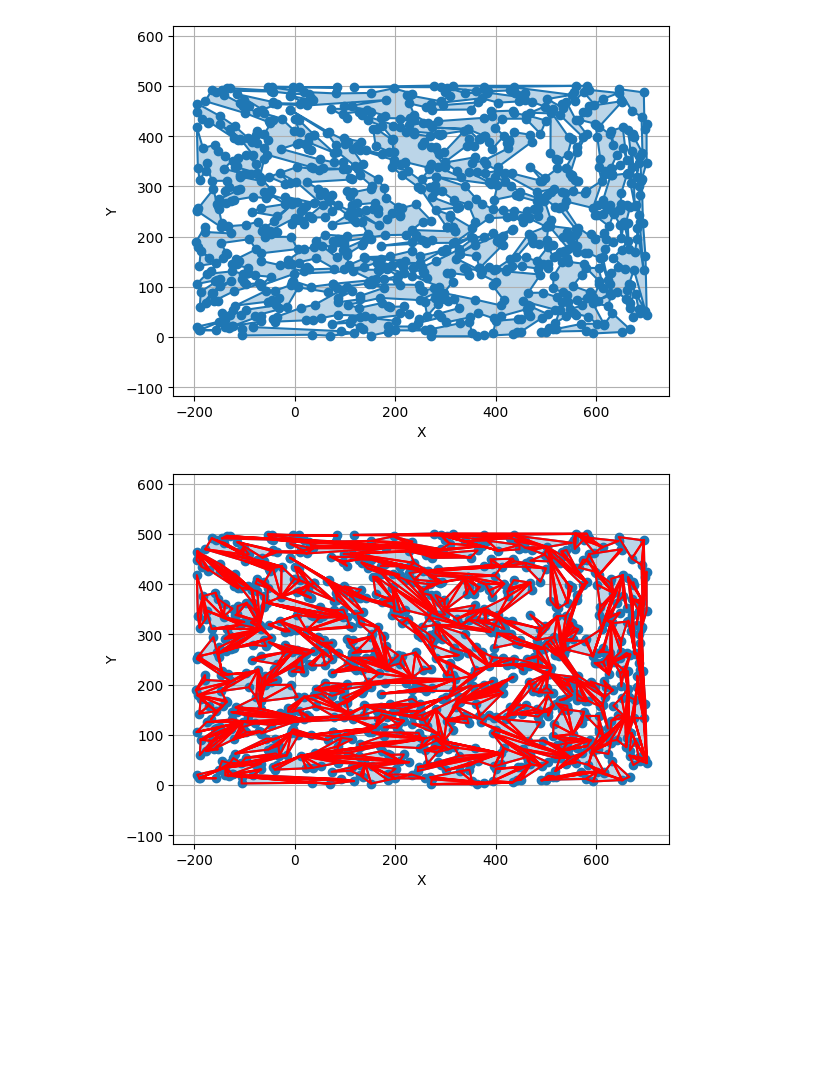
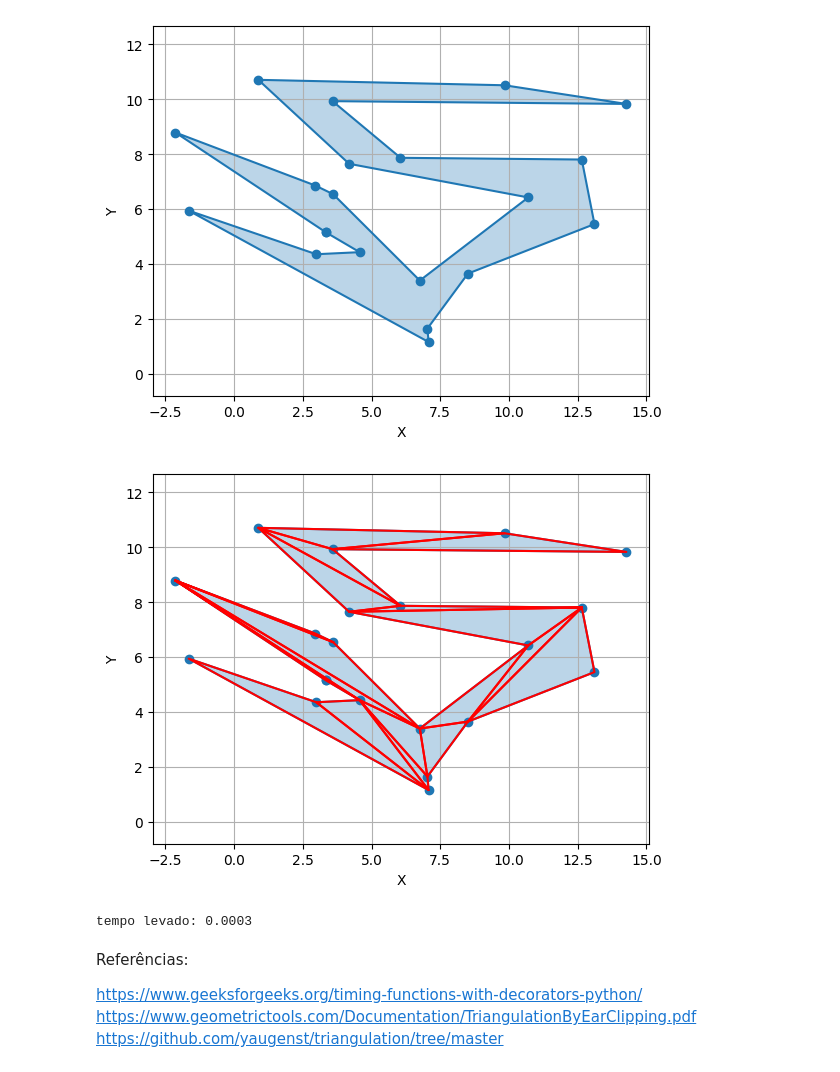
Before and after one commit to IvanGomesCruz/TP1_Alg2, a Jupyter notebook: TP1_Ag2.ipynb, the cells around one changed output. Cells and saved outputs as stored; diff of their text form; code cells hidden in the pictures; blank space fills up the shorter version.

Commit message:
Fixed inTriangle function, add references and time count

```diff
--- a/TP1_Ag2.ipynb
+++ b/TP1_Ag2.ipynb
@@ -44,6 +46,7 @@ class Polygon:
         plt.axis('equal')
         plt.show()
 
+
     def triangulate(self):
         triangles = []
         vertices = self.vertex_list[:]
@@ -79,19 +82,32 @@ class Polygon:
     def vetorialProduct(self, v1, v2, v3):
         return (v2.x - v1.x) * (v3.y - v1.y) - (v2.y - v1.y) * (v3.x - v1.x)
 
+
+
     def inTriangle(self, v, v1, v2, v3):
         d1 = self.aux(v, v1, v2)
         d2 = self.aux(v, v2, v3)
         d3 = self.aux(v, v3, v1)
-        return not ((d1 < 0) or (d2 < 0) or (d3 < 0) and (d1 > 0) or (d2 > 0) or (d3 > 0))
+        return not ((d1 < 0 or d2 < 0 or d3 < 0) and (d1 > 0 or d2 > 0 or d3 > 0))
 
     def aux(self, v1, v2, v3):
         return (v1.x - v3.x) * (v2.y - v3.y) - (v2.x - v3.x) * (v1.y - v3.y)
 # %%
-input = 'agp2009a-simplerand/randsimple-1000-8.pol'
+input = 'agp2009a-simplerand/randsimple-20-1.pol'
 poly = Polygon(input)
 poly.plot()
-poly.plot(poly.triangulate())
+t_i = time.time()
+triangulate = poly.triangulate()
+t_f = time.time()
+poly.plot(triangulate)
+print(f"tempo levado: {(t_f-t_i):.4f}")
 # %% [output]
-[figure, old version]
+[figure, new version]
-[figure, old version]
+[figure, new version]
+tempo levado: 0.0003
+# %% [markdown]
+Referências:
+
+https://www.geeksforgeeks.org/timing-functions-with-decorators-python/
+https://www.geometrictools.com/Documentation/TriangulationByEarClipping.pdf
+https://github.com/yaugenst/triangulation/tree/master
```
Also changed, not shown: parts of 1 cell of this notebook.
